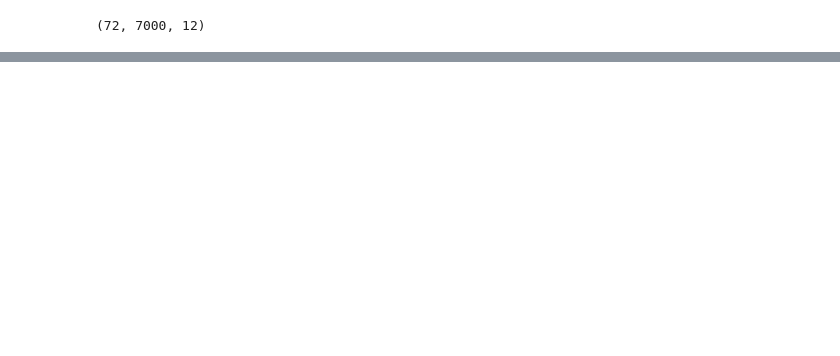
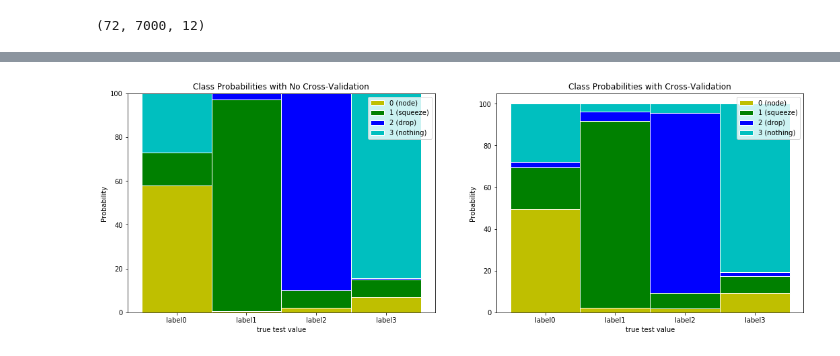
Before and after one commit to yash181/Tensegrity-HRI, a Jupyter notebook: Data_sala/sala Probability.ipynb, the cells around one changed output, grey strips where cells are left out. Saved outputs shown, nothing was run; the diff lists cells and outputs as text; code cells hidden in the pictures; blank space fills up the shorter version.

```diff
--- a/Data_sala/sala Probability.ipynb
+++ b/Data_sala/sala Probability.ipynb
@@ -497,0 +247,21 @@ array([[0.20707208, 0.55427376, 0.09389592, 0.14475825],
+# %%
+# Feature-engineered data: cross-validation vs. not
+# This compares the classifier when trained on 64 data points and tested on the last 8 vs. when it is trained on
+# the first 32 data points, validated on the next 32 data points, and tested on the last 8
+
+# Feature-engineered data. Get probabilities for uncalibrated classifier trained on both train and validation data
+clf_probs1,_,_,_,_ = train_xvalidation(normalized_featured_data, 32, 100)
+
+# Feature-engineered data. Probabilities for random forest classifier calibrated on validation data and evaluated
+# on test data
+clf_probs2,sig_clf_probs,_,_,_ = train_xvalidation(normalized_featured_data, 32, 100)
+
+# Plot probabilities of cross-validation vs. no cross-validation
+
+fig= plt.figure(figsize=(18,6))
+plt.subplot(1,2,1)
+generate_plot(clf_probs1, "Class Probabilities with No Cross-Validation")
+plt.subplot(1, 2, 2)
+generate_plot(sig_clf_probs, "Class Probabilities with Cross-Validation")
+# %% [output]
+[figure, added]
```
Also changed, not shown: parts of 50 cells of this notebook, 1 other file.
